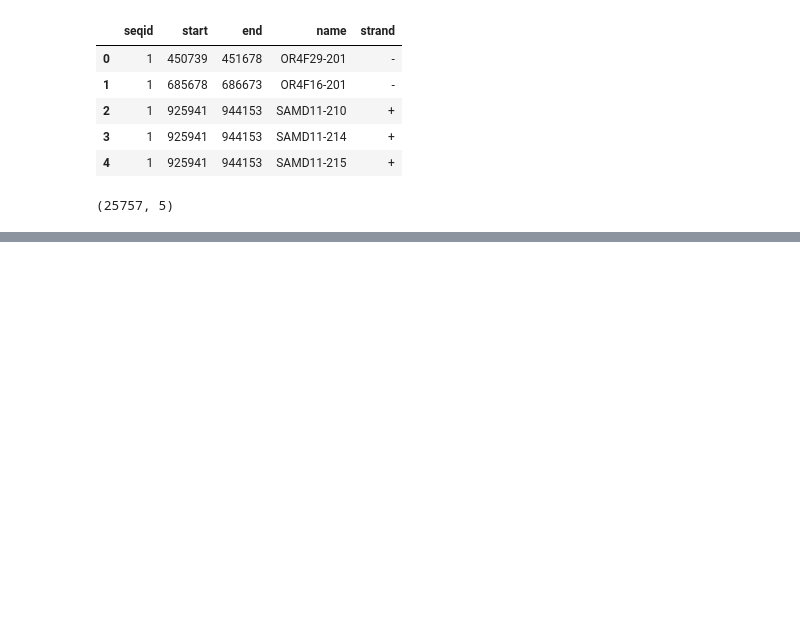
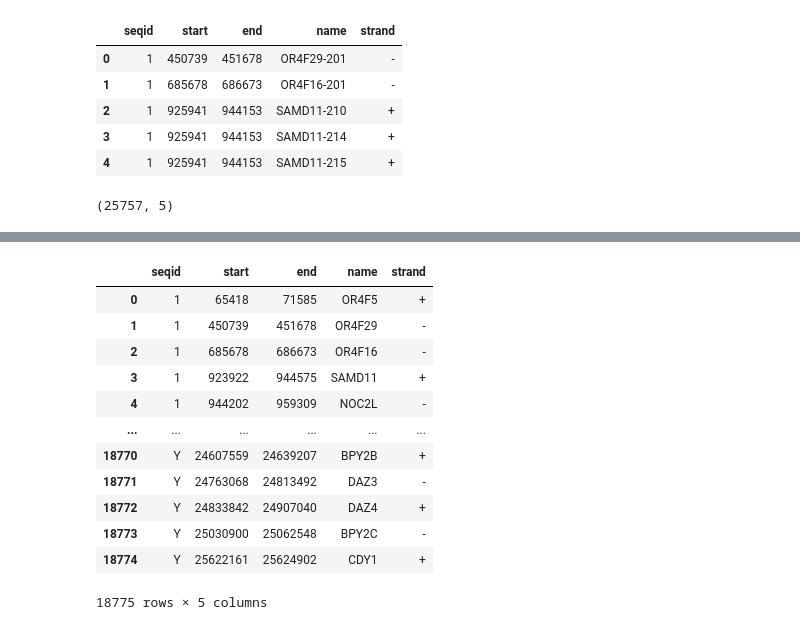
Before and after one commit to ATGenomics/wbdsla, a Jupyter notebook: WBDSLA.ipynb, the cells around one changed output, grey strips where cells are left out. Drawn from its saved outputs; the diff is of its cells as text; code cells hidden in the pictures; blank space fills up the shorter version.

Commit message:
comments & functions

```diff
--- a/WBDSLA.ipynb
+++ b/WBDSLA.ipynb
@@ -1261,0 +1269,8 @@ transcripts_bed.shape
+# %%
+df = pd.read_csv('data/Homo_sapiens.GRCh38.104.gff3.gz',
+            sep='\t',
+            comment='#',
+            header=None,
+            dtype=str,
+            names=["seqid", "source", "type", "start",
+                   "end", "score", "strand", "phase", "attributes"])
@@ -1261,0 +1349,16 @@ transcripts_bed.shape
+# %%
+make_bed(df, 'genes')
+# %% [output]
+|  | seqid | start | end | name | strand |
+| 0 | 1 | 65418 | 71585 | OR4F5 | + |
+| 1 | 1 | 450739 | 451678 | OR4F29 | - |
+| 2 | 1 | 685678 | 686673 | OR4F16 | - |
+| 3 | 1 | 923922 | 944575 | SAMD11 | + |
+| 4 | 1 | 944202 | 959309 | NOC2L | - |
+| ... | ... | ... | ... | ... | ... |
+| 18770 | Y | 24607559 | 24639207 | BPY2B | + |
+| 18771 | Y | 24763068 | 24813492 | DAZ3 | - |
+| 18772 | Y | 24833842 | 24907040 | DAZ4 | + |
+| 18773 | Y | 25030900 | 25062548 | BPY2C | - |
+| 18774 | Y | 25622161 | 25624902 | CDY1 | + |
+18775 rows × 5 columns
```
Also changed, not shown: parts of 77 cells of this notebook.
